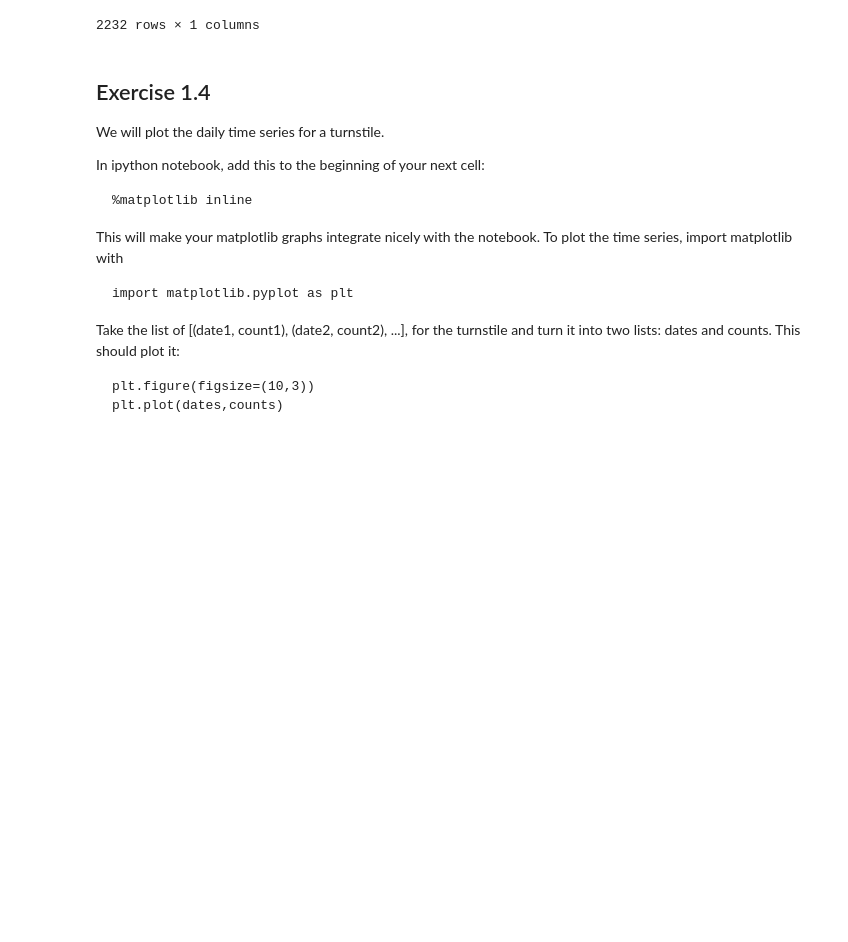
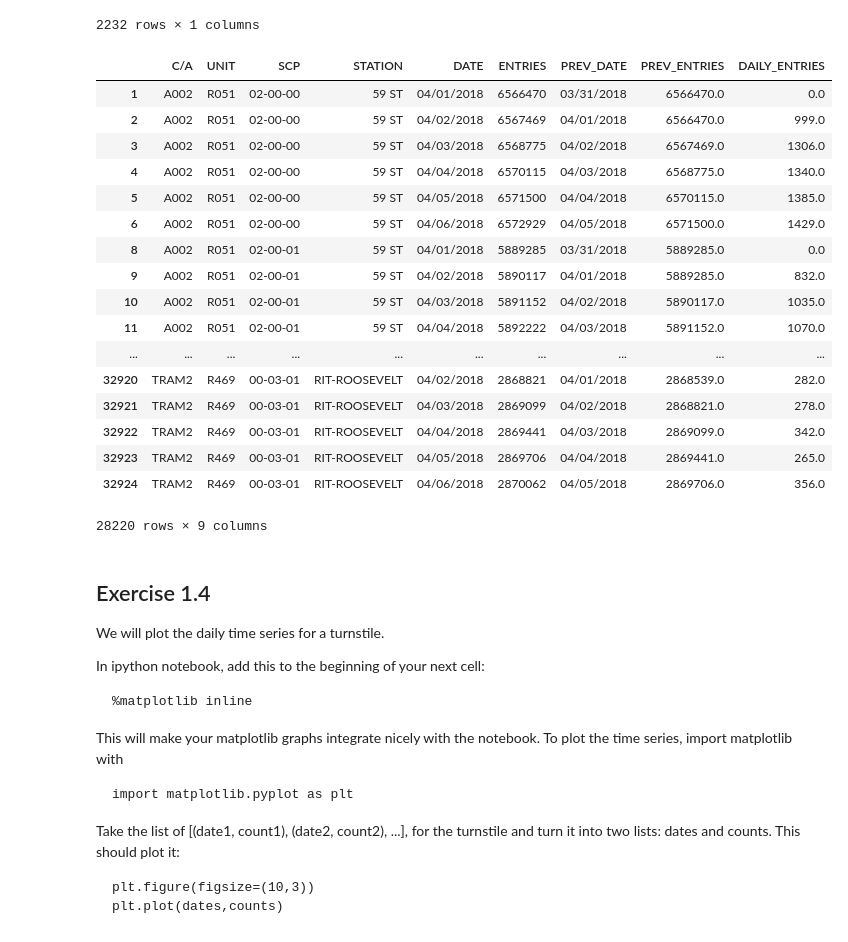
Before and after one commit to cyrus-rustomji/metis_projects, a Jupyter notebook: FirstProejct.ipynb, the cells around one changed output. Drawn from its saved outputs; the diff is of its cells as text; code cells hidden in the pictures; blank space fills up the shorter version.

```diff
--- a/FirstProejct.ipynb
+++ b/FirstProejct.ipynb
@@ -429,6 +429,28 @@ turnstiles_daily_byStationAndDate
 |  | 04/05/2018 | 2266.0 |
 |  | 04/06/2018 | 2328.0 |
 2232 rows × 1 columns
+# %%
+turnstiles_daily_byStationAndDateAndTime = turnstiles_daily.groupby(['STATION', 'DATE', 'DATE_TIME'])[['DAILY_ENTRIES']].sum()
+turnstiles_daily_byStationAndDateAndTime
+# %% [output]
+|  | C/A | UNIT | SCP | STATION | DATE | ENTRIES | PREV_DATE | PREV_ENTRIES | DAILY_ENTRIES |
+| 1 | A002 | R051 | 02-00-00 | 59 ST | 04/01/2018 | 6566470 | 03/31/2018 | 6566470.0 | 0.0 |
+| 2 | A002 | R051 | 02-00-00 | 59 ST | 04/02/2018 | 6567469 | 04/01/2018 | 6566470.0 | 999.0 |
+| 3 | A002 | R051 | 02-00-00 | 59 ST | 04/03/2018 | 6568775 | 04/02/2018 | 6567469.0 | 1306.0 |
+| 4 | A002 | R051 | 02-00-00 | 59 ST | 04/04/2018 | 6570115 | 04/03/2018 | 6568775.0 | 1340.0 |
+| 5 | A002 | R051 | 02-00-00 | 59 ST | 04/05/2018 | 6571500 | 04/04/2018 | 6570115.0 | 1385.0 |
+| 6 | A002 | R051 | 02-00-00 | 59 ST | 04/06/2018 | 6572929 | 04/05/2018 | 6571500.0 | 1429.0 |
+| 8 | A002 | R051 | 02-00-01 | 59 ST | 04/01/2018 | 5889285 | 03/31/2018 | 5889285.0 | 0.0 |
+| 9 | A002 | R051 | 02-00-01 | 59 ST | 04/02/2018 | 5890117 | 04/01/2018 | 5889285.0 | 832.0 |
+| 10 | A002 | R051 | 02-00-01 | 59 ST | 04/03/2018 | 5891152 | 04/02/2018 | 5890117.0 | 1035.0 |
+| 11 | A002 | R051 | 02-00-01 | 59 ST | 04/04/2018 | 5892222 | 04/03/2018 | 5891152.0 | 1070.0 |
+| ... | ... | ... | ... | ... | ... | ... | ... | ... | ... |
+| 32920 | TRAM2 | R469 | 00-03-01 | RIT-ROOSEVELT | 04/02/2018 | 2868821 | 04/01/2018 | 2868539.0 | 282.0 |
+| 32921 | TRAM2 | R469 | 00-03-01 | RIT-ROOSEVELT | 04/03/2018 | 2869099 | 04/02/2018 | 2868821.0 | 278.0 |
+| 32922 | TRAM2 | R469 | 00-03-01 | RIT-ROOSEVELT | 04/04/2018 | 2869441 | 04/03/2018 | 2869099.0 | 342.0 |
+| 32923 | TRAM2 | R469 | 00-03-01 | RIT-ROOSEVELT | 04/05/2018 | 2869706 | 04/04/2018 | 2869441.0 | 265.0 |
+| 32924 | TRAM2 | R469 | 00-03-01 | RIT-ROOSEVELT | 04/06/2018 | 2870062 | 04/05/2018 | 2869706.0 | 356.0 |
+28220 rows × 9 columns
 # %%
 # Verify that we got same results via the non-pandas version.
 # %% [markdown]
```
Also changed, not shown: parts of 3 cells of this notebook.
